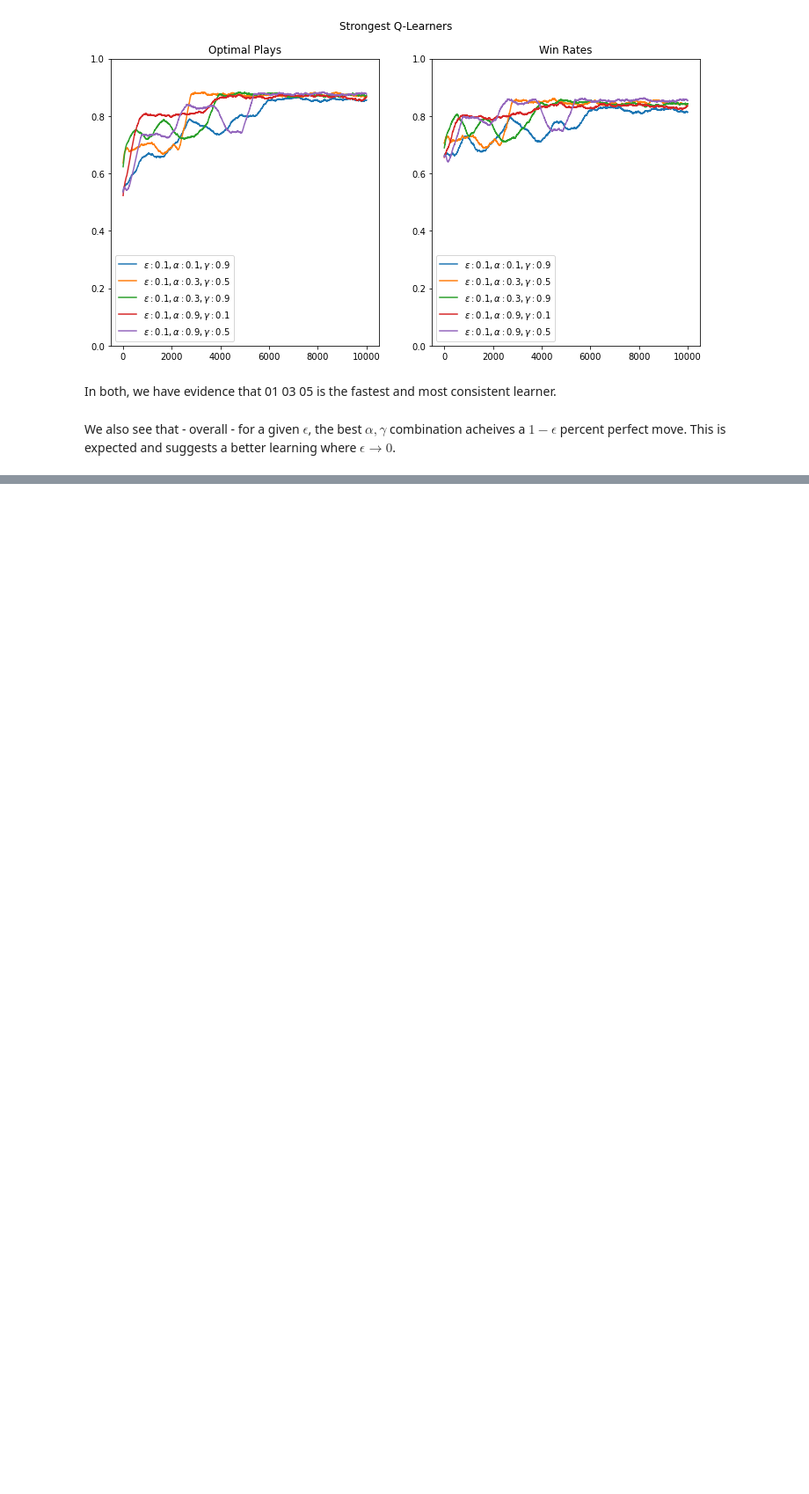
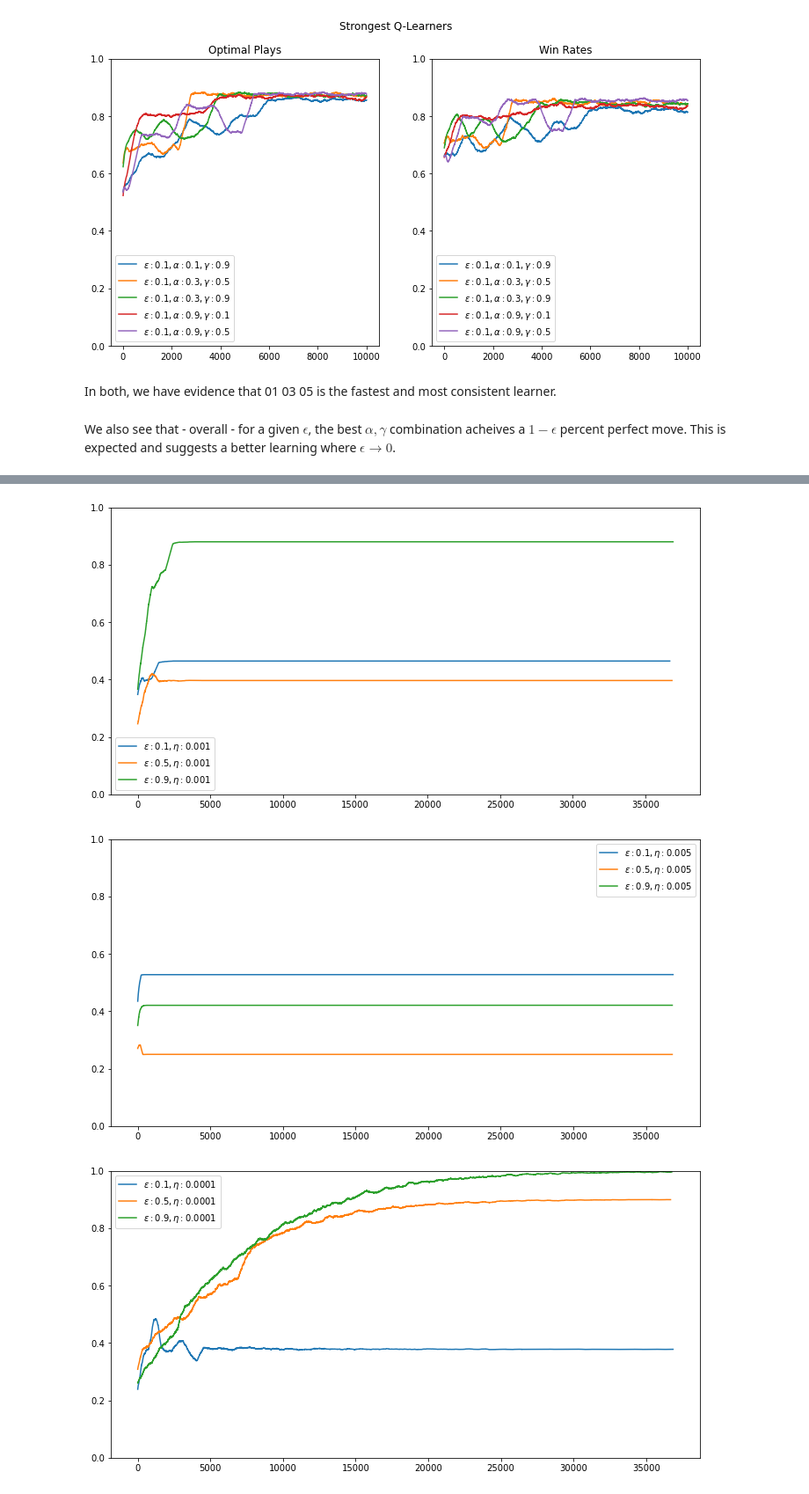
Before and after one commit to MartenThompson/rl-nim, a Jupyter notebook: code/visualization.ipynb, the cells around one changed output, grey strips where cells are left out. Shown at 88% size. Drawn from its saved outputs; the diff is of its cells as text; code cells hidden in the pictures; blank space fills up the shorter version.

```diff
--- a/code/visualization.ipynb
+++ b/code/visualization.ipynb
@@ -563,0 +617,47 @@ plt.show()
+# %%
+N = 500
+qt01001moving_avg = flatten_and_smooth(qt01001, N)
+qt05001moving_avg = flatten_and_smooth(qt05001, N)
+qt09001moving_avg = flatten_and_smooth(qt09001, N)
+
+qt01005moving_avg = flatten_and_smooth(qt01005, N)
+qt05005moving_avg = flatten_and_smooth(qt05005, N)
+qt09005moving_avg = flatten_and_smooth(qt09005, N)
+
+qt010001moving_avg = flatten_and_smooth(qt010001, N)
+qt050001moving_avg = flatten_and_smooth(qt050001, N)
+qt090001moving_avg = flatten_and_smooth(qt090001, N)
+# %%
+plt.figure(figsize=[12,6])
+
+plt.plot(np.arange(len(qt01001moving_avg)), qt01001moving_avg, label = r'$\epsilon:0.1, \eta:0.001$')
+plt.plot(np.arange(len(qt05001moving_avg)), qt05001moving_avg, label = r'$\epsilon:0.5, \eta:0.001$')
+plt.plot(np.arange(len(qt09001moving_avg)), qt09001moving_avg, label = r'$\epsilon:0.9, \eta:0.001$')
+
+plt.ylim((0,1))
+plt.legend()
+plt.show()
+
+plt.figure(figsize=[12,6])
+
+plt.plot(np.arange(len(qt01005moving_avg)), qt01005moving_avg, label = r'$\epsilon:0.1, \eta:0.005$')
+plt.plot(np.arange(len(qt05005moving_avg)), qt05005moving_avg, label = r'$\epsilon:0.5, \eta:0.005$')
+plt.plot(np.arange(len(qt09005moving_avg)), qt09005moving_avg, label = r'$\epsilon:0.9, \eta:0.005$')
+
+plt.ylim((0,1))
+plt.legend()
+plt.show()
+
+plt.figure(figsize=[12,6])
+
+plt.plot(np.arange(len(qt010001moving_avg)), qt010001moving_avg, label = r'$\epsilon:0.1, \eta:0.0001$')
+plt.plot(np.arange(len(qt050001moving_avg)), qt050001moving_avg, label = r'$\epsilon:0.5, \eta:0.0001$')
+plt.plot(np.arange(len(qt090001moving_avg)), qt090001moving_avg, label = r'$\epsilon:0.9, \eta:0.0001$')
+
+plt.ylim((0,1))
+plt.legend()
+plt.show()
+# %% [output]
+[figure, added]
+[figure, added]
+[figure, added]
```
Also changed, not shown: parts of 13 cells of this notebook, 2 other files.
